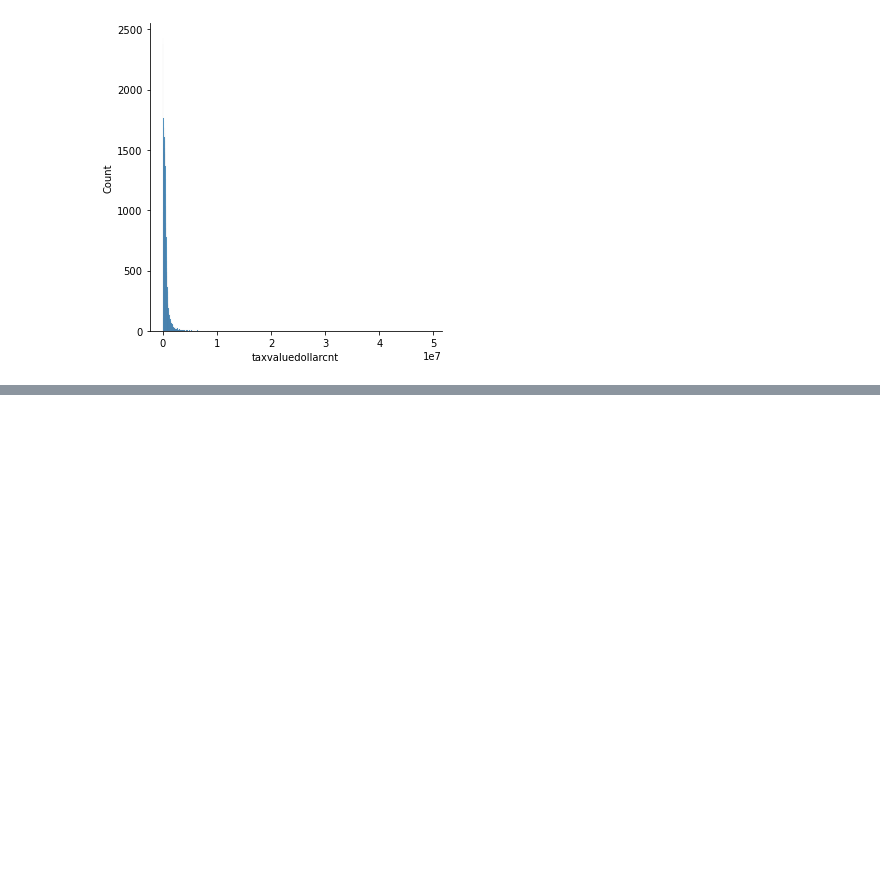
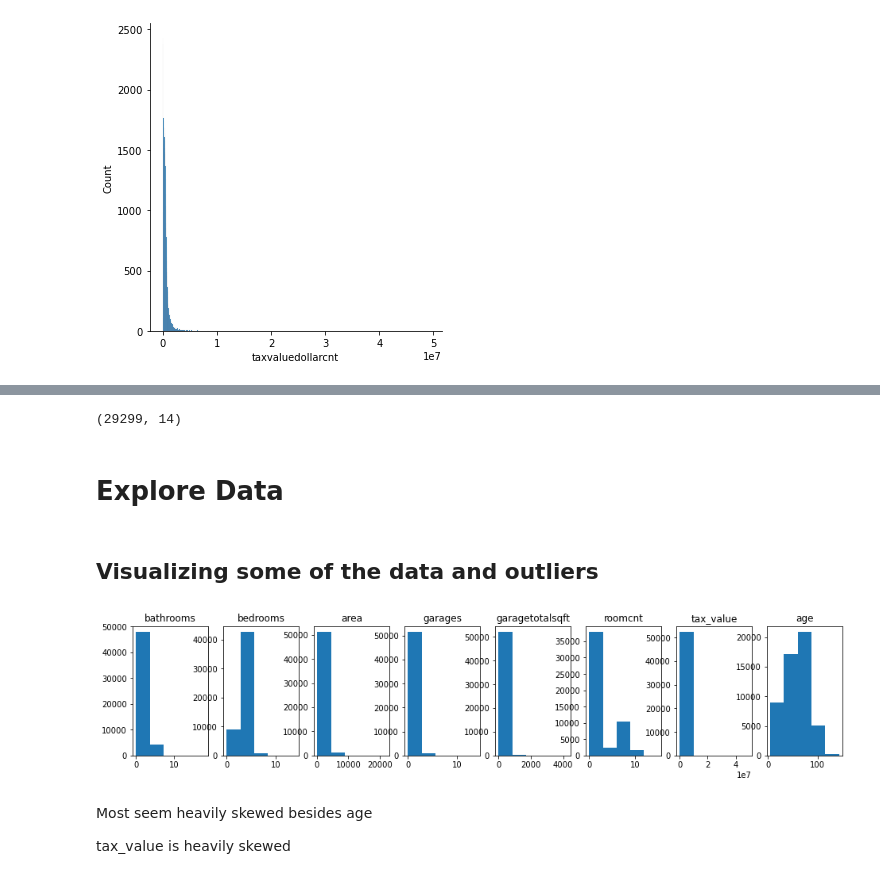
Before and after one commit to PGuajardo/Regression-Project, a Jupyter notebook: testing_grounds_zillow.ipynb, the cells around one changed output, grey strips where cells are left out. Cells and saved outputs as stored; diff of their text form; code cells hidden in the pictures; blank space fills up the shorter version.

```diff
--- a/testing_grounds_zillow.ipynb
+++ b/testing_grounds_zillow.ipynb
@@ -249,0 +275,38 @@ acquire.
+# %%
+train.shape
+# %% [output]
+(29299, 14)
+# %% [markdown]
+# Explore Data
+# %% [markdown]
+## Visualizing some of the data and outliers
+# %%
+plt.figure(figsize=(16, 3))
+
+# List of columns
+cols = [col for col in df.columns if col not in ['county', 'id', 'LA_County', 'Orange_County',
+                                                 'Ventura_County', 'pools']]
+
+for i, col in enumerate(cols):
+
+    # i starts at 0, but plot nos should start at 1
+    plot_number = i + 1
+
+    # Create subplot.
+    plt.subplot(1, len(cols), plot_number)
+
+    # Title with column name.
+    plt.title(col)
+
+    # Display histogram for column.
+    df[col].hist(bins=5)
+
+    # Hide gridlines.
+    plt.grid(False)
+
+    # turn off scientific notation
+    plt.ticklabel_format(useOffset=False)
+
+plt.show()
+# %% [output]
+[figure, added]
@@ -249,0 +315,4 @@ acquire.
+# %% [markdown]
+Most seem heavily skewed besides age
+
+tax_value is heavily skewed
```
Also changed, not shown: parts of 91 cells of this notebook, 1 other file.
